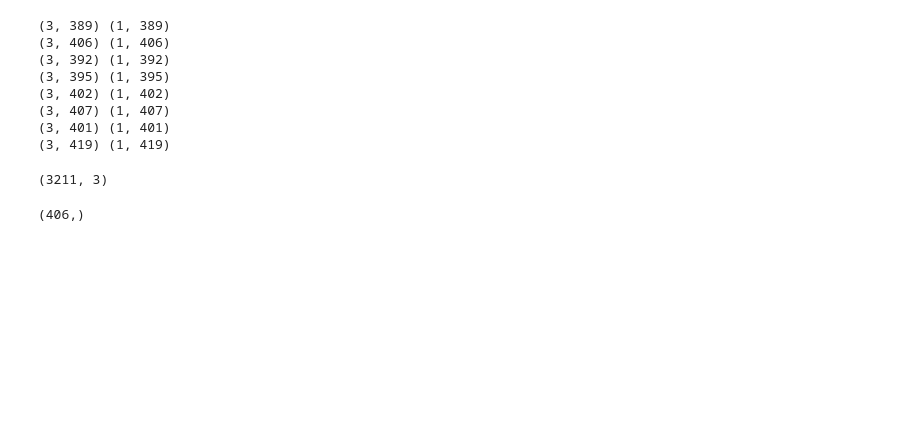
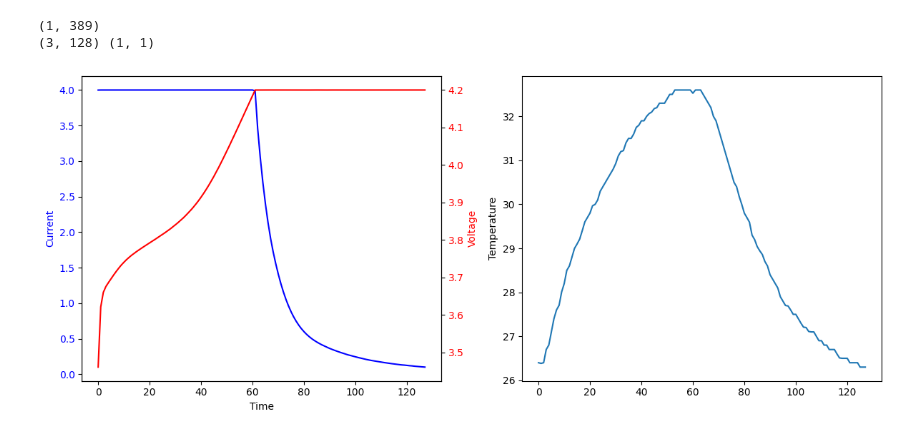
Before and after one commit to forgee-master/SOH-prediction, a Jupyter notebook: test.ipynb, the cells around one changed output. Drawn from its saved outputs; the diff is of its cells as text; code cells hidden in the pictures; blank space fills up the shorter version.

```diff
--- a/test.ipynb
+++ b/test.ipynb
@@ -14,8 +17,13 @@ label = []
 
 battery.shape # (1,8)
 
-for i in range(battery.shape[1]):
-    cycle_data = battery[0,i][0]
+current_battery = battery[0,0][0]
+print(current_battery.shape)
+
+#current_battery[0,0]
+
+for i in range(current_battery.shape[1]):
+    cycle_data = current_battery[0,i]
     current = cycle_data["current_A"]
     voltage = cycle_data["voltage_V"]
     temperature = cycle_data["temperature_C"]
@@ -26,24 +34,33 @@ for i in range(battery.shape[1]):
     label.append(capacity.T)
 
     print(charge_cycle.shape, capacity.shape)
-
-#data = np.array(data, dtype=np.float32)
-#label = np.array(label, dtype=np.float32)
+    break
+# data = np.array(data, dtype=np.float32)
+# label = np.array(label, dtype=np.float32)
 # %% [output]
-(3, 389) (1, 389)
-(3, 406) (1, 406)
-(3, 392) (1, 392)
-(3, 395) (1, 395)
-(3, 402) (1, 402)
-(3, 407) (1, 407)
-(3, 401) (1, 401)
-(3, 419) (1, 419)
+(1, 389)
+(3, 128) (1, 1)
-# %%
-data = np.vstack(data)
-data.shape
-# %% [output]
-(3211, 3)
-# %%
-battery[0,1][0][0].shape
-# %% [output]
-(406,)
+# %%
+fig, ax = plt.subplots(1,2, figsize=(12,5))
+
+# Plot current on the left y-axis
+ax[0].plot(current.reshape(-1,1), 'b-', label='Current')
+ax[0].set_xlabel('Time')
+ax[0].set_ylabel('Current', color='b')
+ax[0].tick_params(axis='y', labelcolor='b')
+
+# Create a second y-axis for voltage
+ax2 = ax[0].twinx()
+ax2.plot(voltage.reshape(-1,1), 'r-', label='Voltage')
+ax2.set_ylabel('Voltage', color='r')
+ax2.tick_params(axis='y', labelcolor='r')
+
+ax[1].plot(temperature.reshape(-1,1), label="Temperature")
+ax[1].set_ylabel("Temperature")
+
+
+
+fig.tight_layout()  # Adjust layout to fit both labels
+plt.show()
+# %% [output]
+[figure, added]
```
Also changed, not shown: parts of 6 cells of this notebook, 2 other files.
